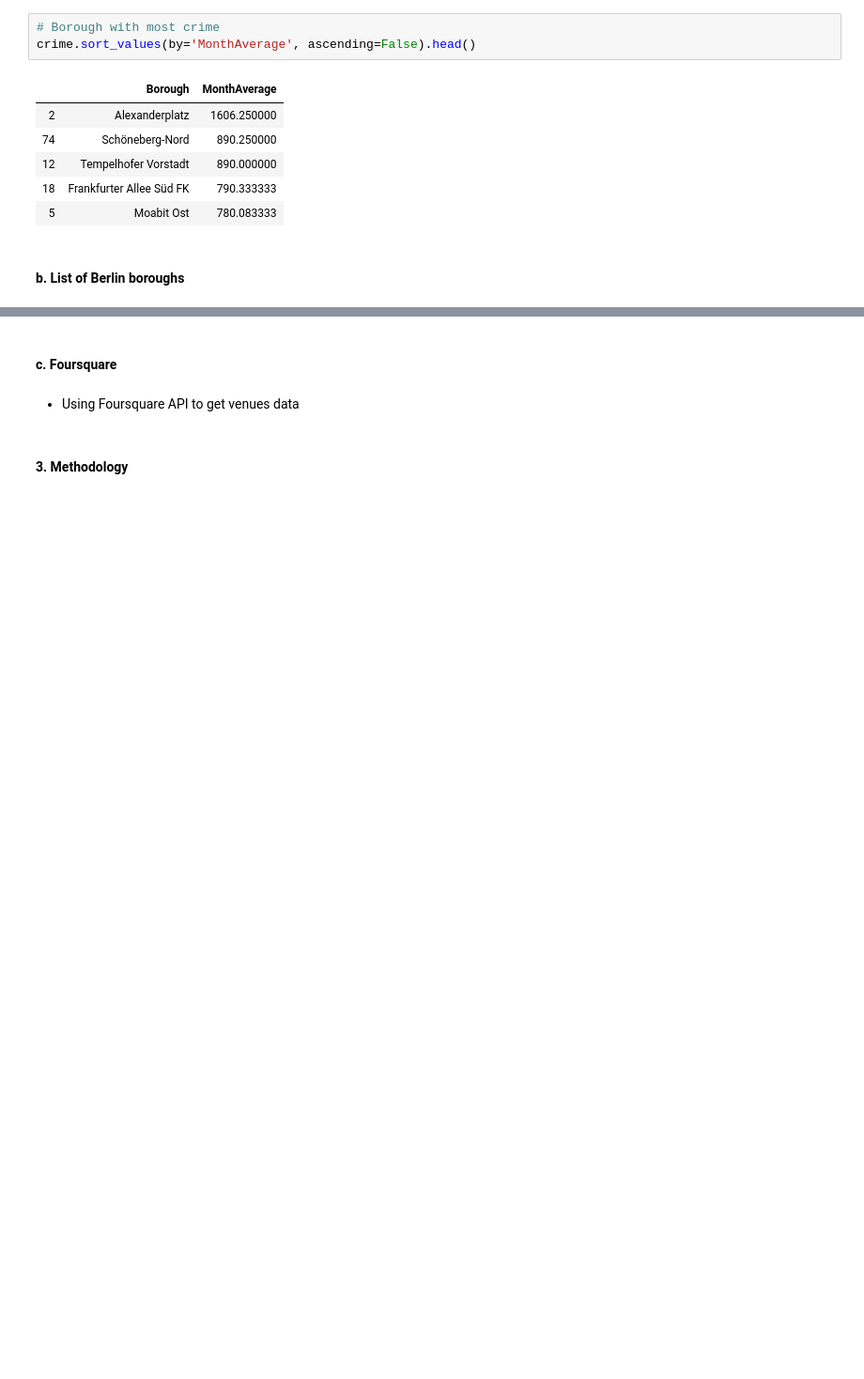
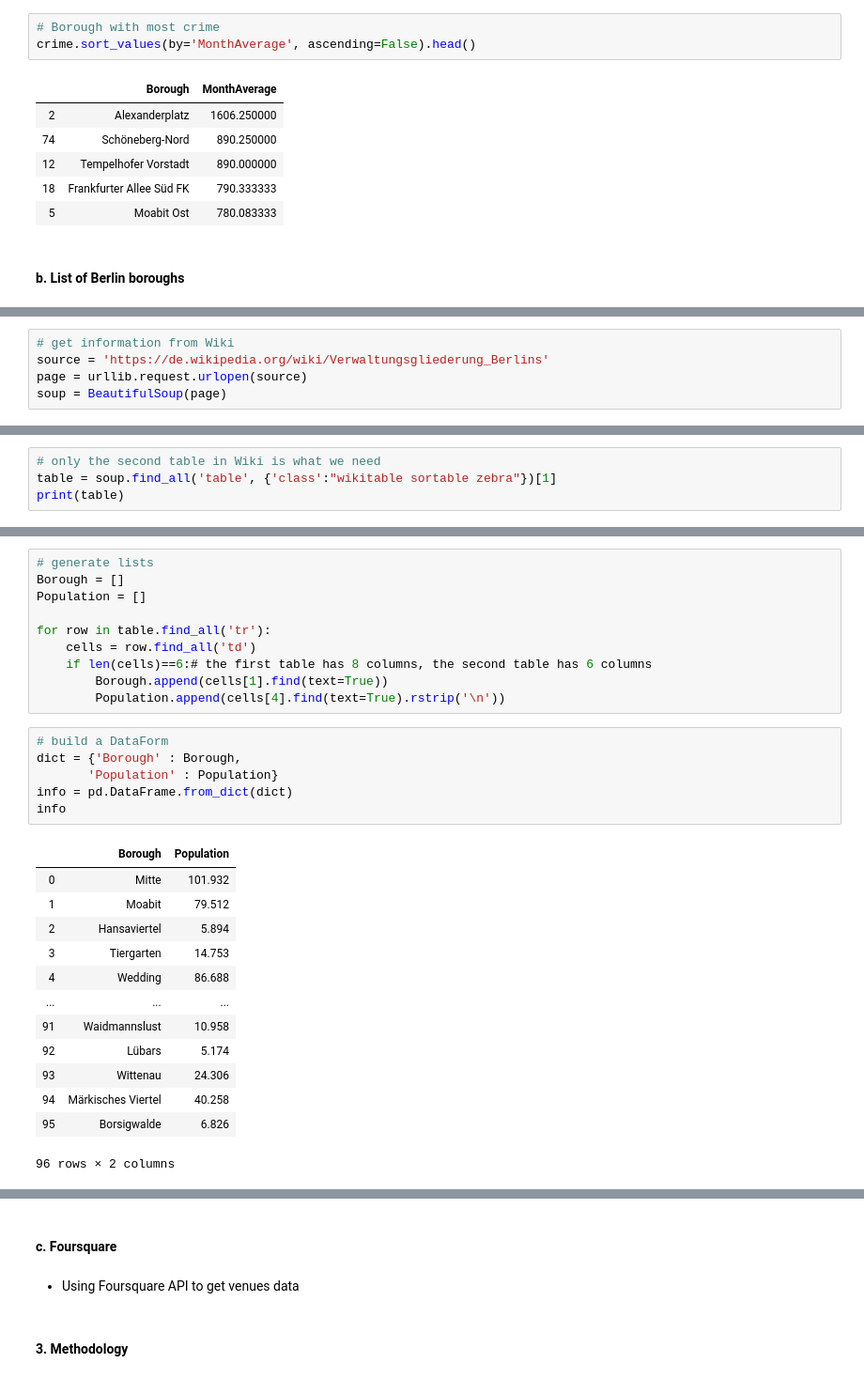
Before and after one commit to NNdeRichtung/Coursera_Capstone, a Jupyter notebook: The Battle of Neighborhoods - Concept.ipynb, the cells around one changed output, grey strips where cells are left out. Shown at 94% size. Cells and saved outputs as stored; diff of their text form; blank space fills up the shorter version.

```diff
--- a/The Battle of Neighborhoods - Concept.ipynb
+++ b/The Battle of Neighborhoods - Concept.ipynb
@@ -112,0 +117,5 @@ crime.sort_values(by='MonthAverage', ascending=False).head()
+# %%
+# get information from Wiki
+source = 'https://de.wikipedia.org/wiki/Verwaltungsgliederung_Berlins'
+page = urllib.request.urlopen(source)
+soup = BeautifulSoup(page)
@@ -112,0 +142,4 @@ crime.sort_values(by='MonthAverage', ascending=False).head()
+# %%
+# only the second table in Wiki is what we need
+table = soup.find_all('table', {'class':"wikitable sortable zebra"})[1]
+print(table)
@@ -112,0 +164,30 @@ crime.sort_values(by='MonthAverage', ascending=False).head()
+# %%
+# generate lists
+Borough = []
+Population = []
+
+for row in table.find_all('tr'):
+    cells = row.find_all('td')
+    if len(cells)==6:# the first table has 8 columns, the second table has 6 columns
+        Borough.append(cells[1].find(text=True))
+        Population.append(cells[4].find(text=True).rstrip('\n'))
+# %%
+# build a DataForm
+dict = {'Borough' : Borough,
+       'Population' : Population}
+info = pd.DataFrame.from_dict(dict)
+info
+# %% [output]
+|  | Borough | Population |
+| 0 | Mitte | 101.932 |
+| 1 | Moabit | 79.512 |
+| 2 | Hansaviertel | 5.894 |
+| 3 | Tiergarten | 14.753 |
+| 4 | Wedding | 86.688 |
+| ... | ... | ... |
+| 91 | Waidmannslust | 10.958 |
+| 92 | Lübars | 5.174 |
+| 93 | Wittenau | 24.306 |
+| 94 | Märkisches Viertel | 40.258 |
+| 95 | Borsigwalde | 6.826 |
+96 rows × 2 columns
```
Also changed, not shown: parts of 6 cells of this notebook.
